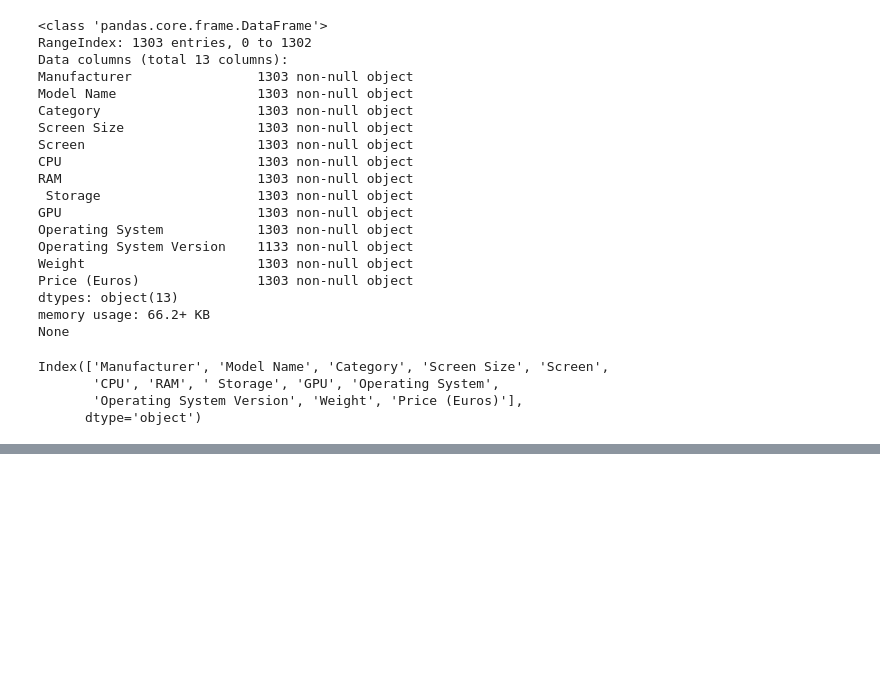
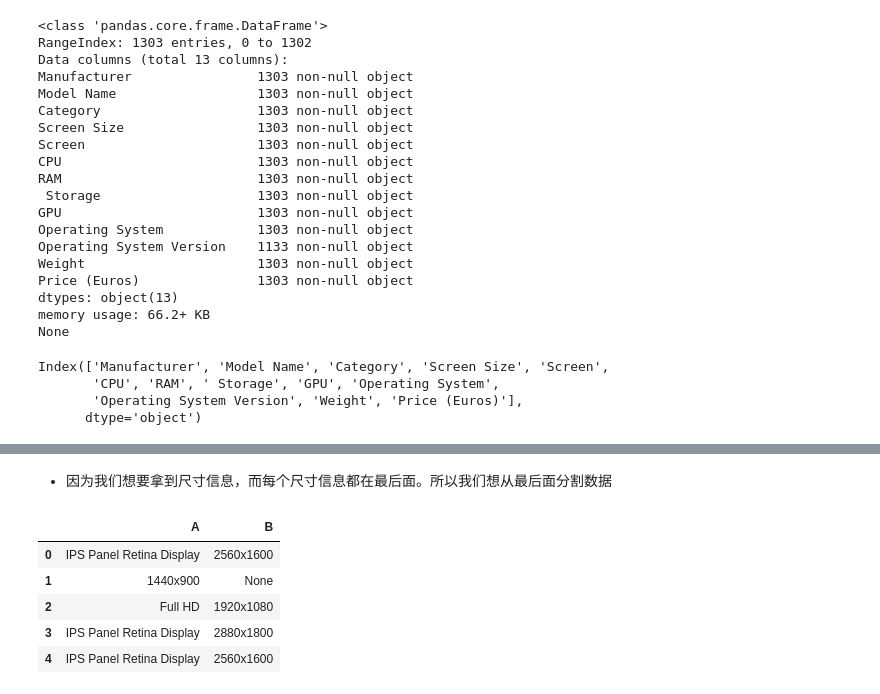
Before and after one commit to birdflyinhigh/notebook, a Jupyter notebook: 02_数据分析和可视化/01_Pandas和Numpy基础/02_pandas基础/03_data_clean.ipynb, the cells around one changed output, grey strips where cells are left out. Saved outputs shown, nothing was run; the diff lists cells and outputs as text; code cells hidden in the pictures; blank space fills up the shorter version.

```diff
--- a/02_数据分析和可视化/01_Pandas和Numpy基础/02_pandas基础/03_data_clean.ipynb
+++ b/02_数据分析和可视化/01_Pandas和Numpy基础/02_pandas基础/03_data_clean.ipynb
@@ -31,0 +323,13 @@ Index(['Manufacturer', 'Model Name', 'Category', 'Screen Size', 'Screen',
+# %% [markdown]
++ 因为我们想要拿到尺寸信息，而每个尺寸信息都在最后面。所以我们想从最后面分割数据
+# %%
+screen = df.screen.str.rsplit(n=1, expand=True)
+screen.columns = ['A', 'B']
+screen.head()
+# %% [output]
+|  | A | B |
+| 0 | IPS Panel Retina Display | 2560x1600 |
+| 1 | 1440x900 | None |
+| 2 | Full HD | 1920x1080 |
+| 3 | IPS Panel Retina Display | 2880x1800 |
+| 4 | IPS Panel Retina Display | 2560x1600 |
```
Also changed, not shown: parts of 37 cells of this notebook, 1 other file.
